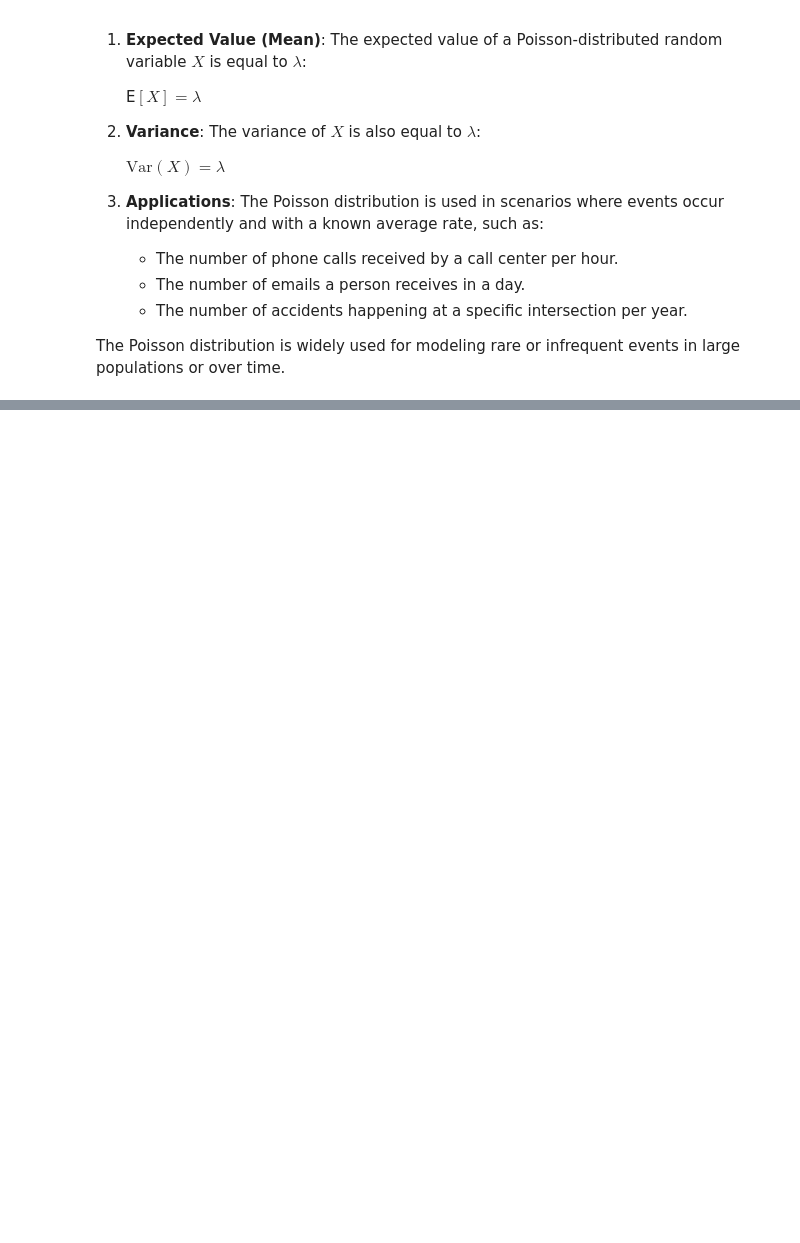
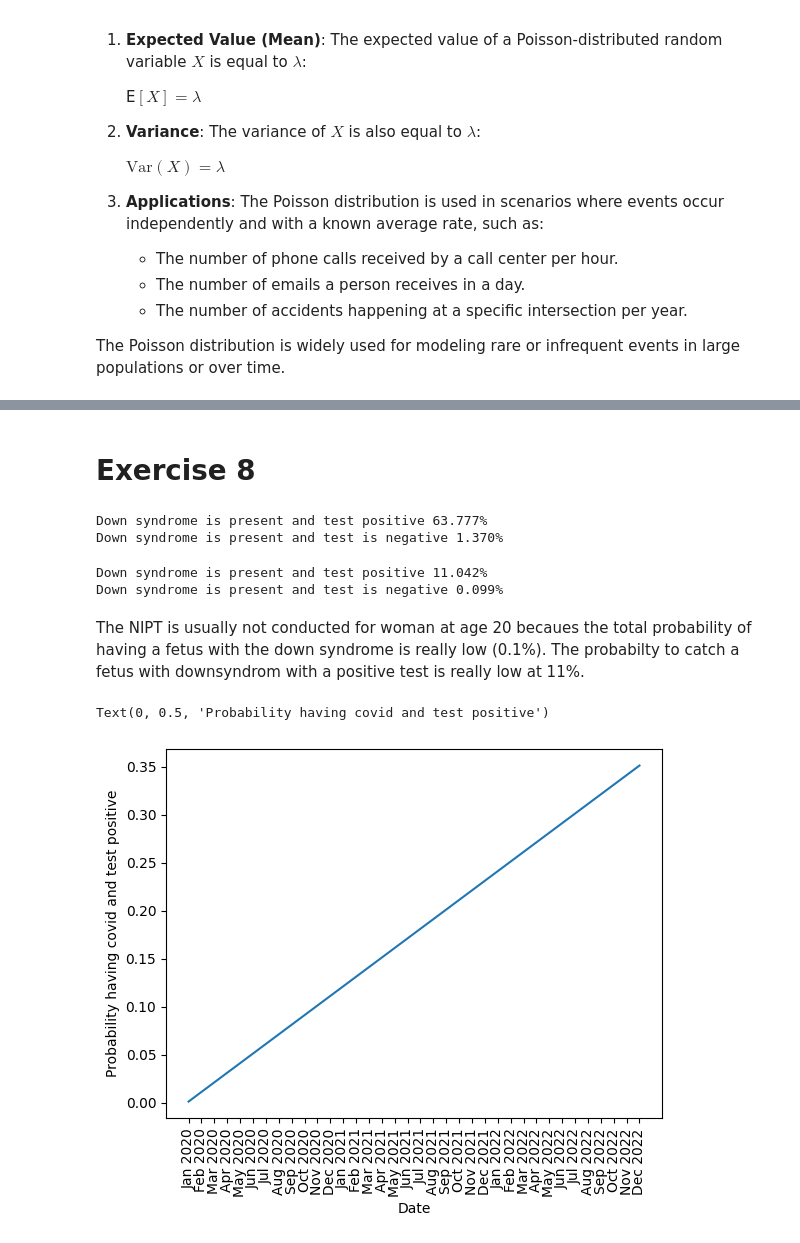
Before and after one commit to dave1b/TSM_BayMachLe, a Jupyter notebook: 01_week/Exercise_week_01.ipynb, the cells around one changed output, grey strips where cells are left out. Saved outputs shown, nothing was run; the diff lists cells and outputs as text; code cells hidden in the pictures; blank space fills up the shorter version.

```diff
--- a/01_week/Exercise_week_01.ipynb
+++ b/01_week/Exercise_week_01.ipynb
@@ -115,0 +154,66 @@ The Poisson distribution is widely used for modeling rare or infrequent events i
+# %% [markdown]
+# Exercise 8
+# %%
+# For women over 40
+# D: "Down syndrom is present"
+# T: "Test is positive"
+p_D = 0.014
+p_nD = 1 - p_D
+p_T_D = 0.992
+p_nT_nD = 0.9991
+
+# P(D|T) -> P(T|D) * P(D) / P(T)
+# P(T) -> P(T|D) * P(D) + P(T|D') * P(D')
+
+# False positive
+p_T_nD = 1 - p_T_D
+
+p_T = p_T_D * p_D + p_T_nD * p_nD
+p_nT = 1 - p_T
+p_D_T = p_T_D * p_D / p_T
+print(f'Down syndrome is present and test positive {p_D_T*100:.3f}%')
+
+p_D_nT = p_D * p_nT
+print(f'Down syndrome is present and test is negative {p_D_nT*100:.3f}%')
+# %% [output]
+Down syndrome is present and test positive 63.777%
+Down syndrome is present and test is negative 1.370%
+# %%
+# For women at age 20
+# D: "Down syndrom is present"
+# T: "Test is positive"
+p_D = 0.001
+p_nD = 1 - p_D
+p_T_D = 0.992
+p_nT_nD = 0.9991
+
+# P(D|T) -> P(T|D) * P(D) / P(T)
+# P(T) -> P(T|D) * P(D) + P(T|D') * P(D')
+
+# False positive
+p_T_nD = 1 - p_T_D
+
+p_T = p_T_D * p_D + p_T_nD * p_nD
+p_nT = 1 - p_T
+p_D_T = p_T_D * p_D / p_T
+print(f'Down syndrome is present and test positive {p_D_T*100:.3f}%')
+
+p_D_nT = p_D * p_nT
+print(f'Down syndrome is present and test is negative {p_D_nT*100:.3f}%')
+# %% [output]
+Down syndrome is present and test positive 11.042%
+Down syndrome is present and test is negative 0.099%
+# %% [markdown]
+The NIPT is usually not conducted for woman at age 20 becaues the total probability of having a fetus with the down syndrome is really low (0.1%).
+The probabilty to catch a fetus with downsyndrom with a positive test is really low at 11%.
+# %%
+p_C_T = np.arange(0.001,0.36, 0.01)
+dates = [f'{month} {year}' for year in range(2020, 2023) for month in ['Jan', 'Feb', 'Mar', 'Apr', 'May', 'Jun', 'Jul', 'Aug', 'Sep', 'Oct', 'Nov', 'Dec']]
+
+plt.xticks(rotation=90)
+plt.plot(dates,p_C_T)
+plt.xlabel('Date')
+plt.ylabel('Probability having covid and test positive')
+# %% [output]
+Text(0, 0.5, 'Probability having covid and test positive')
+[figure, added]
```
Also changed, not shown: parts of 19 cells of this notebook, 1 other file.
